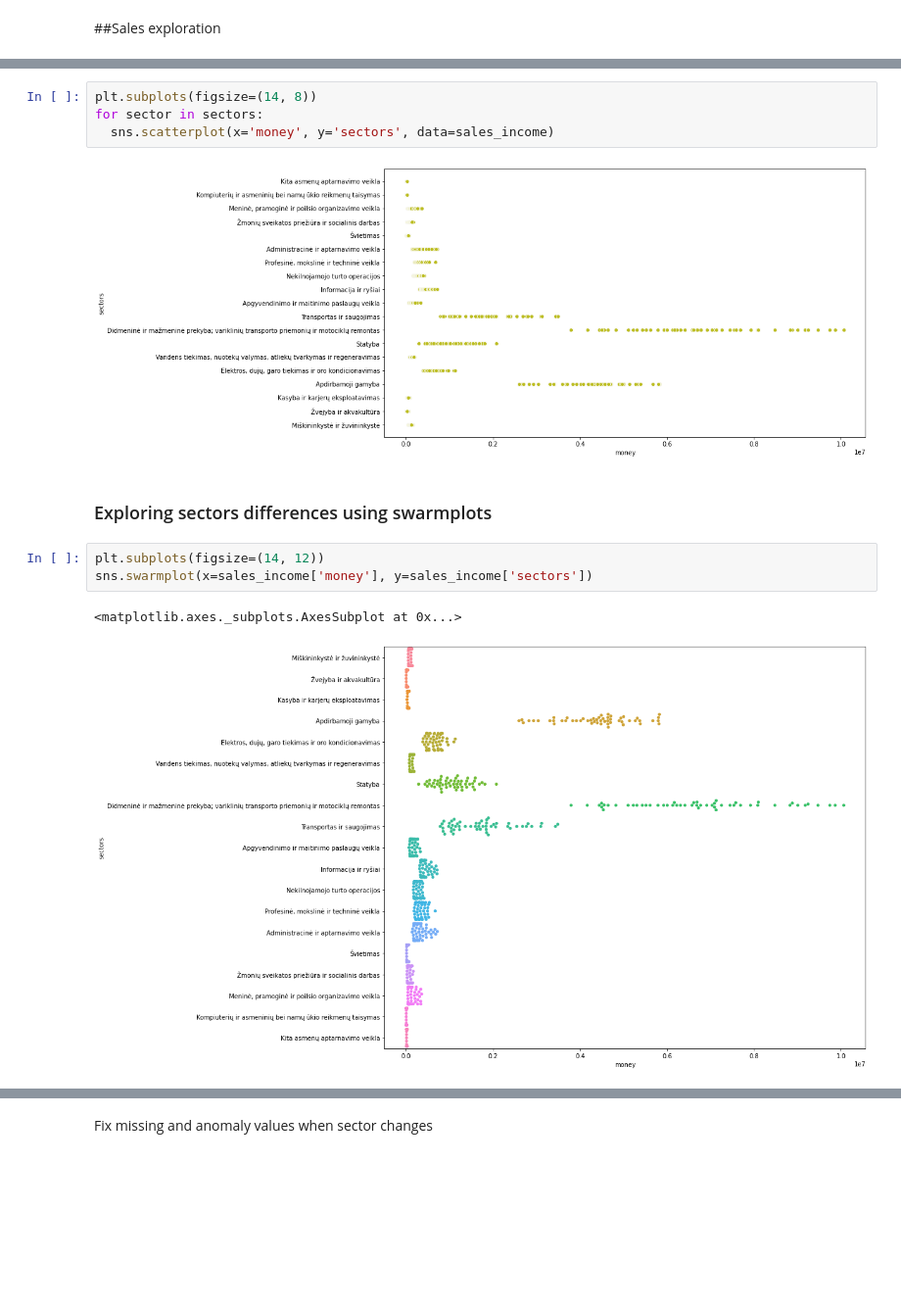
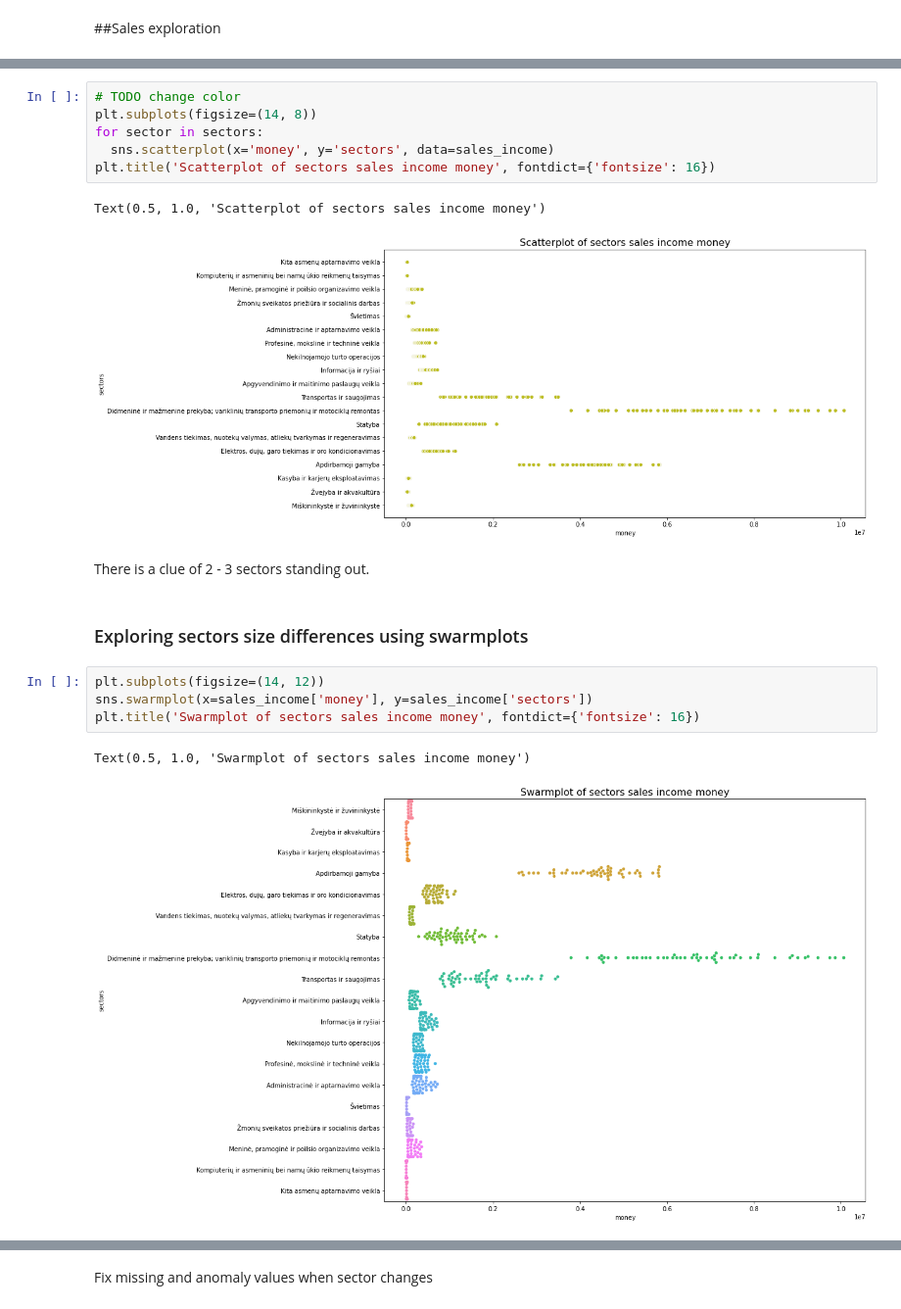
Before and after one commit to Venckus/lt-sectors-analysis, a Jupyter notebook: lt_economy_sectors.ipynb, the cells around one changed output, grey strips where cells are left out. Shown at 98% size. Saved outputs shown, nothing was run; the diff lists cells and outputs as text; blank space fills up the shorter version.

```diff
--- a/lt_economy_sectors.ipynb
+++ b/lt_economy_sectors.ipynb
@@ -239,14 +260,20 @@ for sector in sectors:
 # %%
+# TODO change color
 plt.subplots(figsize=(14, 8))
 for sector in sectors:
   sns.scatterplot(x='money', y='sectors', data=sales_income)
+plt.title('Scatterplot of sectors sales income money', fontdict={'fontsize': 16})
 # %% [output]
+Text(0.5, 1.0, 'Scatterplot of sectors sales income money')
-[figure, old version]
+[figure, new version]
+# %% [markdown]
+There is a clue of 2 - 3 sectors standing out.
 # %% [markdown]
-### Exploring sectors differences using swarmplots
+### Exploring sectors size differences using swarmplots
 # %%
 plt.subplots(figsize=(14, 12))
 sns.swarmplot(x=sales_income['money'], y=sales_income['sectors'])
+plt.title('Swarmplot of sectors sales income money', fontdict={'fontsize': 16})
 # %% [output]
-<matplotlib.axes._subplots.AxesSubplot at 0x...>
+Text(0.5, 1.0, 'Swarmplot of sectors sales income money')
-[figure, old version]
+[figure, new version]
```
Also changed, not shown: parts of 111 cells of this notebook.
